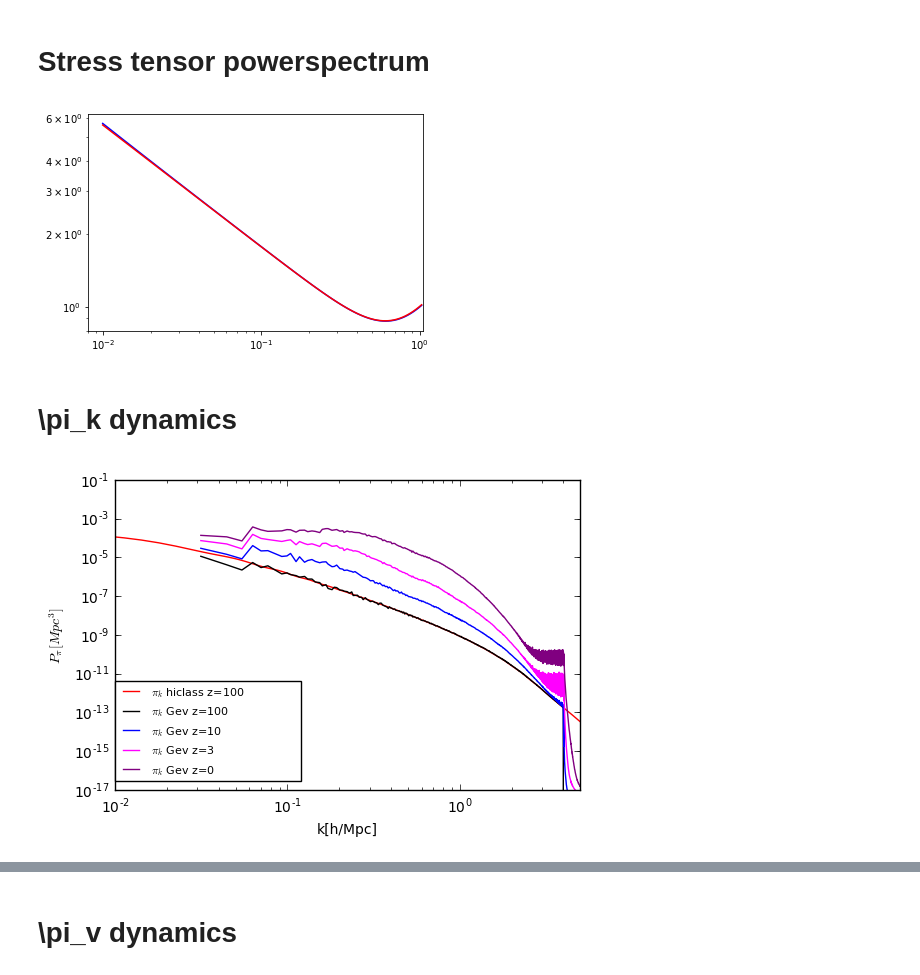
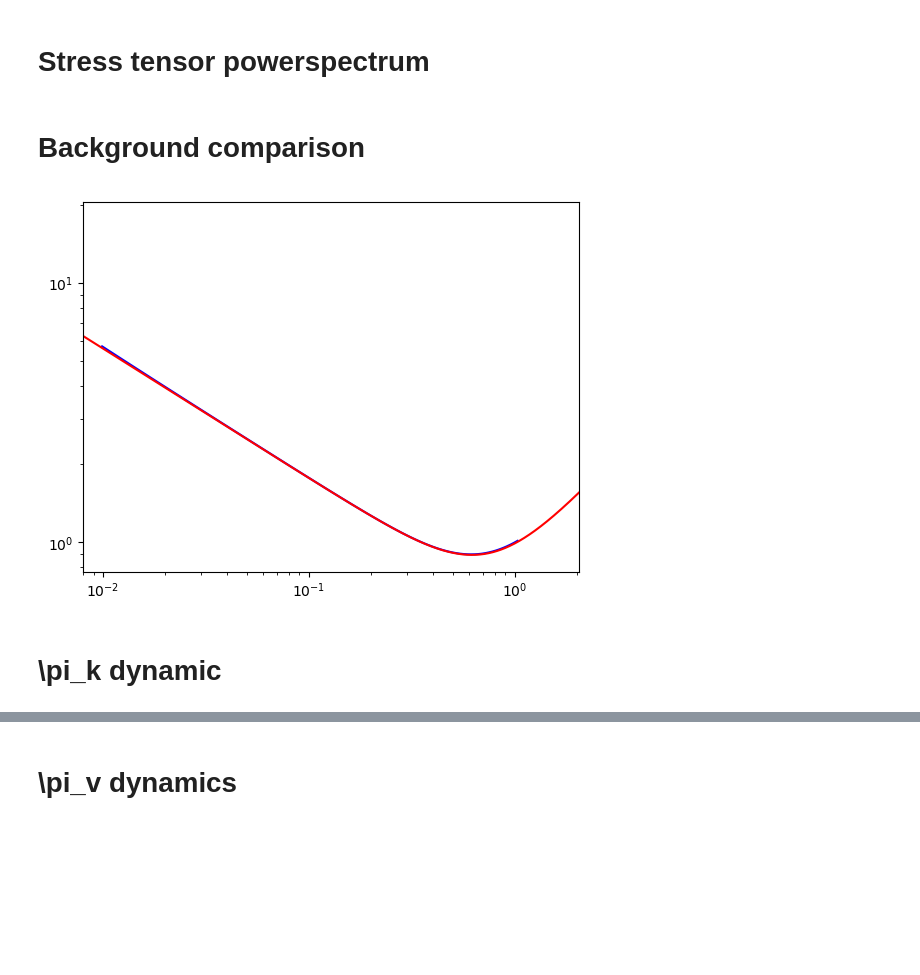
Before and after one commit to FarbodHassani/k-evolution_devel, a Jupyter notebook: Class_Gev_Comparison/GevField.ipynb, the cells around one changed output, grey strips where cells are left out. Drawn from its saved outputs; the diff is of its cells as text; code cells hidden in the pictures; blank space fills up the shorter version.

```diff
--- a/Class_Gev_Comparison/GevField.ipynb
+++ b/Class_Gev_Comparison/GevField.ipynb
@@ -5,3 +1,32 @@ from scipy.interpolate import interp1d
+# %%
+import numpy as np
+import matplotlib.pylab as plt
+from scipy.interpolate import interp1d
+from pylab import rcParams
+tableau12 = [(0, 0, 0), (50, 0, 0), (0, 50, 0), (0, 0, 50),
+             (0, 50, 50), (50, 50, 0), (50, 0, 50), (50, 50, 50),
+             (100, 50, 50), (50, 100, 50), (50, 50, 100), (100, 100, 100)]
+
+# Scale the RGB values to the [0, 1] range, which is the format matplotlib accepts.
+for i in range(len(tableau12)):
+    r, g, b = tableau12[i]
+    tableau12[i] = (r / 255., g / 255., b / 255.)
+
+tableau20 = [(31, 119, 180), (174, 199, 232), (255, 127, 14), (255, 187, 120),
+             (44, 160, 44), (152, 223, 138), (214, 39, 40), (255, 152, 150),
+             (148, 103, 189), (197, 176, 213), (140, 86, 75), (196, 156, 148),
+             (227, 119, 194), (247, 182, 210), (127, 127, 127), (199, 199, 199),
+             (188, 189, 34), (219, 219, 141), (23, 190, 207), (158, 218, 229)]
+
+# Scale the RGB values to the [0, 1] range, which is the format matplotlib accepts.
+for i in range(len(tableau20)):
+    r, g, b = tableau20[i]
+    tableau20[i] = (r / 255., g / 255., b / 255.)
+# plt.style.available
+plt.rcParams.update(plt.rcParamsDefault)
+
+# plt.style.use('seaborn-paper')
+plt.rcParams['font.serif'] = 'Ubuntu'
 # %% [markdown]
 # Stress tensor powerspectrum
 # %%
@@ -39,45 +73,21 @@ hiclass_z0=np.loadtxt("./../kessence_gev_cs0z100.dat")
+# %% [markdown]
+# Background comparison
 # %%
-a=backgr[:,2]
+# a=backgr[:,2]
 h=0.67556
 Omega_m=0.312046;
 Omega_kessence=0.67;
 # (1-Omega_m-Omega_kessence)*a*a
-myHa=np.sqrt(Omega_m/a+(0.7)*a**(-3*(1-1))*a*a)
+a = np.arange(0., 15., 0.001)
+myHa=np.sqrt(Omega_m/a+(Omega_kessence)*a**(-3*(1-0.9))*a*a)
+
 plt.loglog(backgr[:,2],backgr[:,3],color="blue")
 plt.loglog(a,myHa,color="red")
-# plt.loglog(bgnew[:,2],bgnew[:,3],color="Black")
 
-plt.xlim(0.008,1.05)
+plt.xlim(0.008,2.05)
 #plt.ylim(1.e-17,1.e-1)
 plt.show()
 # %% [output]
-[figure, old version]
+[figure, new version]
 # %% [markdown]
-# \pi_k dynamics
+# \pi_k dynamic
-# %%
-As=2.19*10**-9;
-h=0.67;
-kp=0.05/h;
-ns=0.96;
-P_class_dimensionless=As*(hiclass[:,1]**2)*((hiclass[:,0]/kp)**(ns-1.));
-plt.plot(hiclass[:,0],P_class_dimensionless[:],color="red",label=r"$\pi_k$ hiclass z=100 ")
-# plt.plot(Gev1[:,0],Gev1[:,2],color="blue",label="pi prime field transfer fucntion")
-plt.plot(pi_z_100[:,0],pi_z_100[:,1],color="black",label=r"$\pi_k$ Gev z=100 ")
-plt.plot(pi_z_10[:,0],pi_z_10[:,1],color="blue",label=r"$\pi_k$ Gev z=10 ")
-plt.plot(pi_z_3[:,0],pi_z_3[:,1],color="magenta",label=r"$\pi_k$ Gev z=3 ")
-plt.plot(pi_z_0[:,0],pi_z_0[:,1],color="purple",label=r"$\pi_k$ Gev z=0 ")
-# plt.plot(pi_class[:,0],P_class_dimensionless[:],color="green",label=r" z=3, hiclass")
-plt.legend(bbox_to_anchor=(0., 0.25, 0.4, .102), loc=1,ncol=1,fontsize=8, mode="expand", borderaxespad=0.)
-plt.xscale('log')
-plt.yscale("log")
-
-# plt.yscale('log')
-plt.xlabel("k[h/Mpc]")
-plt.ylabel(r"$P_{\pi}[Mpc^3]$")
-plt.xlim(0.01,5)
-plt.ylim(1.e-17,1.e-1)
-
-# plt.savefig('field_derivative_comparison.jpg',bbox_inches='tight')
-plt.show()
-# %% [output]
-[figure, removed]
```
Also changed, not shown: parts of 9 cells of this notebook, 1 other file.
